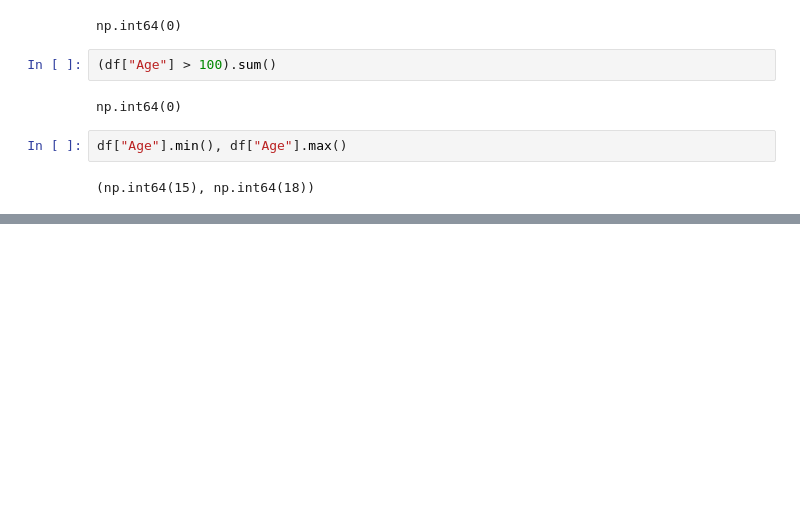
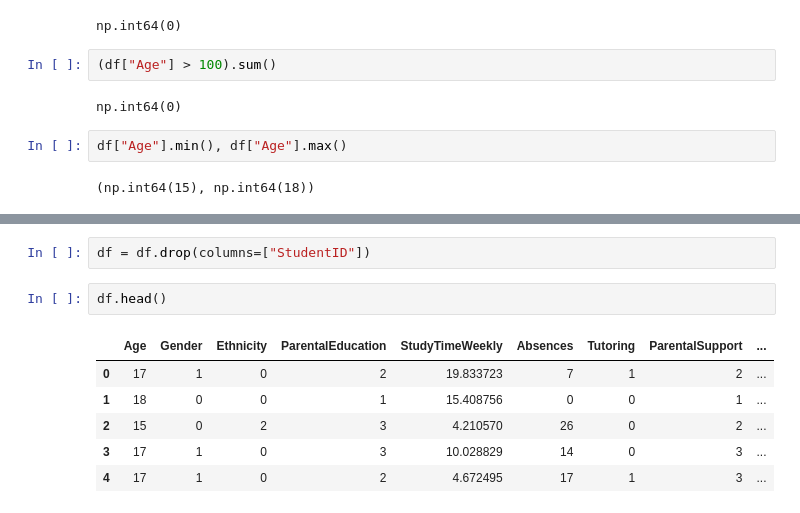
Before and after one commit to arman-ali07/Student-Performance-Prediction, a Jupyter notebook: students.ipynb, the cells around one changed output, grey strips where cells are left out. Cells and saved outputs as stored; diff of their text form; blank space fills up the shorter version.

```diff
--- a/students.ipynb
+++ b/students.ipynb
@@ -86,0 +162,11 @@ df["Age"].min(), df["Age"].max()
+# %%
+df = df.drop(columns=["StudentID"])
+# %%
+df.head()
+# %% [output]
+|  | Age | Gender | Ethnicity | ParentalEducation | StudyTimeWeekly | Absences | Tutoring | ParentalSupport | ... |
+| 0 | 17 | 1 | 0 | 2 | 19.833723 | 7 | 1 | 2 | ... |
+| 1 | 18 | 0 | 0 | 1 | 15.408756 | 0 | 0 | 1 | ... |
+| 2 | 15 | 0 | 2 | 3 | 4.210570 | 26 | 0 | 2 | ... |
+| 3 | 17 | 1 | 0 | 3 | 10.028829 | 14 | 0 | 3 | ... |
+| 4 | 17 | 1 | 0 | 2 | 4.672495 | 17 | 1 | 3 | ... |
```
Also changed, not shown: parts of 9 cells of this notebook, 1 other file.
